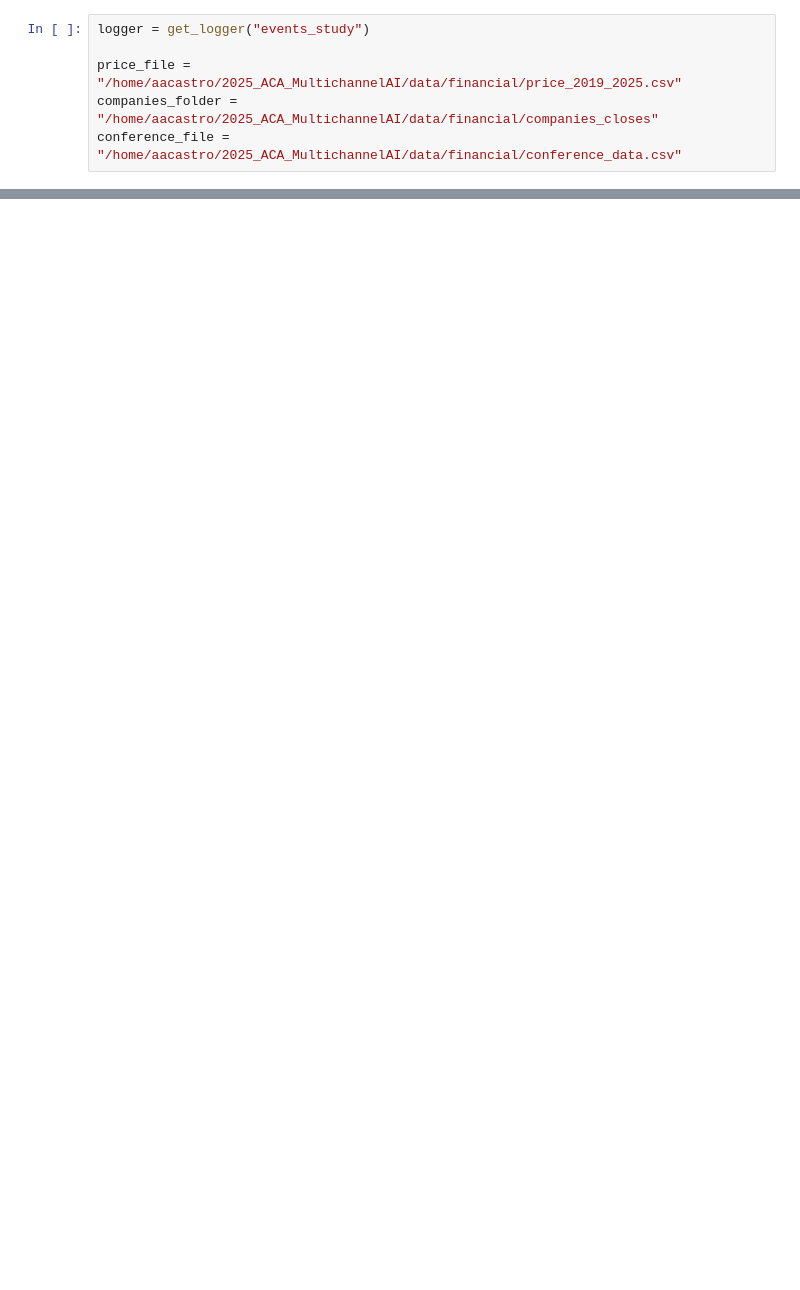
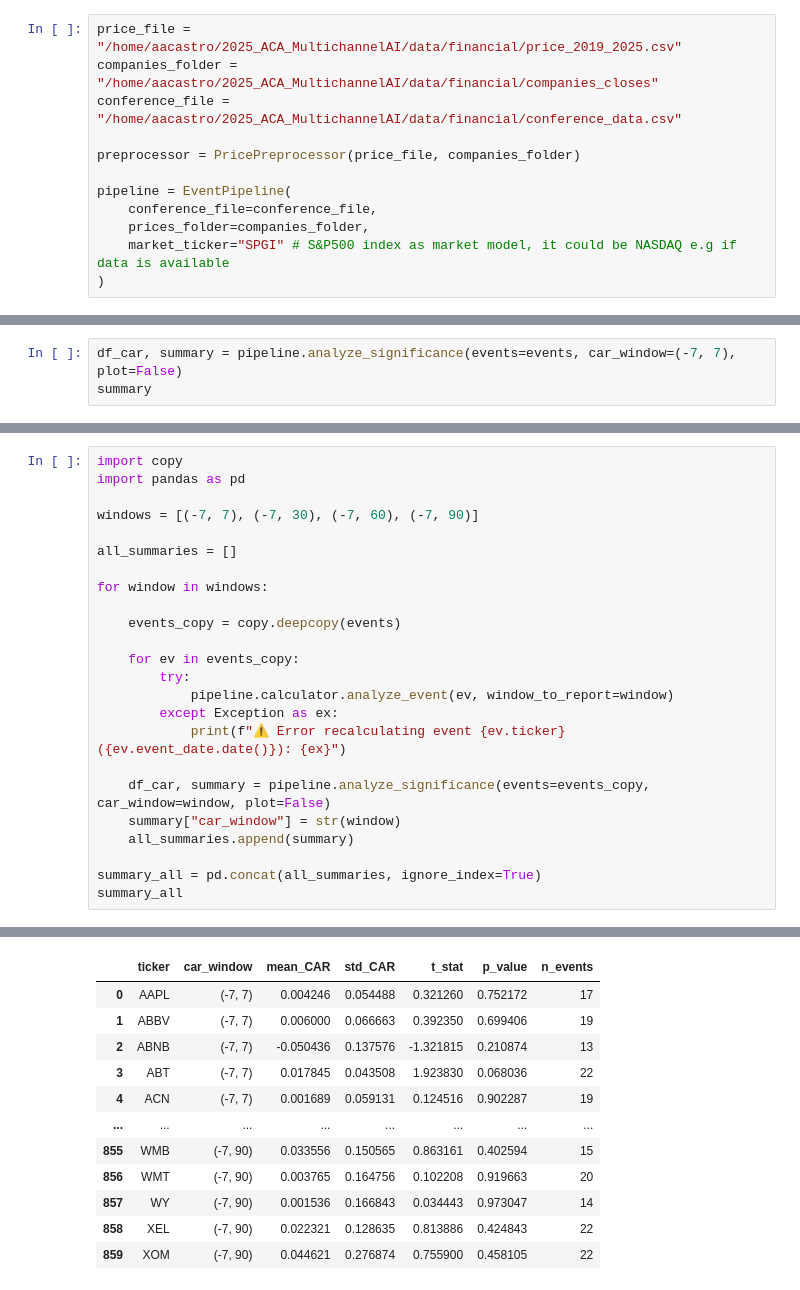
Before and after one commit to jordieres/2025_ACA_MultichannelAI, a Jupyter notebook: notebooks/events_study.ipynb, the cells around one changed output, grey strips where cells are left out. Drawn from its saved outputs; the diff is of its cells as text; blank space fills up the shorter version.

```diff
--- a/notebooks/events_study.ipynb
+++ b/notebooks/events_study.ipynb
@@ -16,6 +8,12 @@ warnings.filterwarnings("ignore", message="divide by zero encountered")
 # %%
-logger = get_logger("events_study")
-
 price_file = "/home/aacastro/2025_ACA_MultichannelAI/data/financial/price_2019_2025.csv"
 companies_folder = "/home/aacastro/2025_ACA_MultichannelAI/data/financial/companies_closes"
 conference_file = "/home/aacastro/2025_ACA_MultichannelAI/data/financial/conference_data.csv"
+
+preprocessor = PricePreprocessor(price_file, companies_folder)
+
+pipeline = EventPipeline(
+    conference_file=conference_file,
+    prices_folder=companies_folder,
+    market_ticker="SPGI" # S&P500 index as market model, it could be NASDAQ e.g if data is available
+)
@@ -166,0 +99,3 @@ df[df["significant"]]
+# %%
+df_car, summary = pipeline.analyze_significance(events=events, car_window=(-7, 7), plot=False)
+summary
@@ -166,0 +135,25 @@ df[df["significant"]]
+# %%
+import copy
+import pandas as pd
+
+windows = [(-7, 7), (-7, 30), (-7, 60), (-7, 90)]
+
+all_summaries = []
+
+for window in windows:
+
+    events_copy = copy.deepcopy(events)
+
+    for ev in events_copy:
+        try:
+            pipeline.calculator.analyze_event(ev, window_to_report=window)
+        except Exception as ex:
+            print(f"⚠️ Error recalculating event {ev.ticker} ({ev.event_date.date()}): {ex}")
+
+    df_car, summary = pipeline.analyze_significance(events=events_copy, car_window=window, plot=False)
+    summary["car_window"] = str(window)
+    all_summaries.append(summary)
+
+summary_all = pd.concat(all_summaries, ignore_index=True)
+summary_all
+# %% [output]
@@ -166,0 +177,12 @@ df[df["significant"]]
+|  | ticker | car_window | mean_CAR | std_CAR | t_stat | p_value | n_events |
+| 0 | AAPL | (-7, 7) | 0.004246 | 0.054488 | 0.321260 | 0.752172 | 17 |
+| 1 | ABBV | (-7, 7) | 0.006000 | 0.066663 | 0.392350 | 0.699406 | 19 |
+| 2 | ABNB | (-7, 7) | -0.050436 | 0.137576 | -1.321815 | 0.210874 | 13 |
+| 3 | ABT | (-7, 7) | 0.017845 | 0.043508 | 1.923830 | 0.068036 | 22 |
+| 4 | ACN | (-7, 7) | 0.001689 | 0.059131 | 0.124516 | 0.902287 | 19 |
+| ... | ... | ... | ... | ... | ... | ... | ... |
+| 855 | WMB | (-7, 90) | 0.033556 | 0.150565 | 0.863161 | 0.402594 | 15 |
+| 856 | WMT | (-7, 90) | 0.003765 | 0.164756 | 0.102208 | 0.919663 | 20 |
+| 857 | WY | (-7, 90) | 0.001536 | 0.166843 | 0.034443 | 0.973047 | 14 |
+| 858 | XEL | (-7, 90) | 0.022321 | 0.128635 | 0.813886 | 0.424843 | 22 |
+| 859 | XOM | (-7, 90) | 0.044621 | 0.276874 | 0.755900 | 0.458105 | 22 |
```
Also changed, not shown: parts of 32 cells of this notebook, 1 other file.
